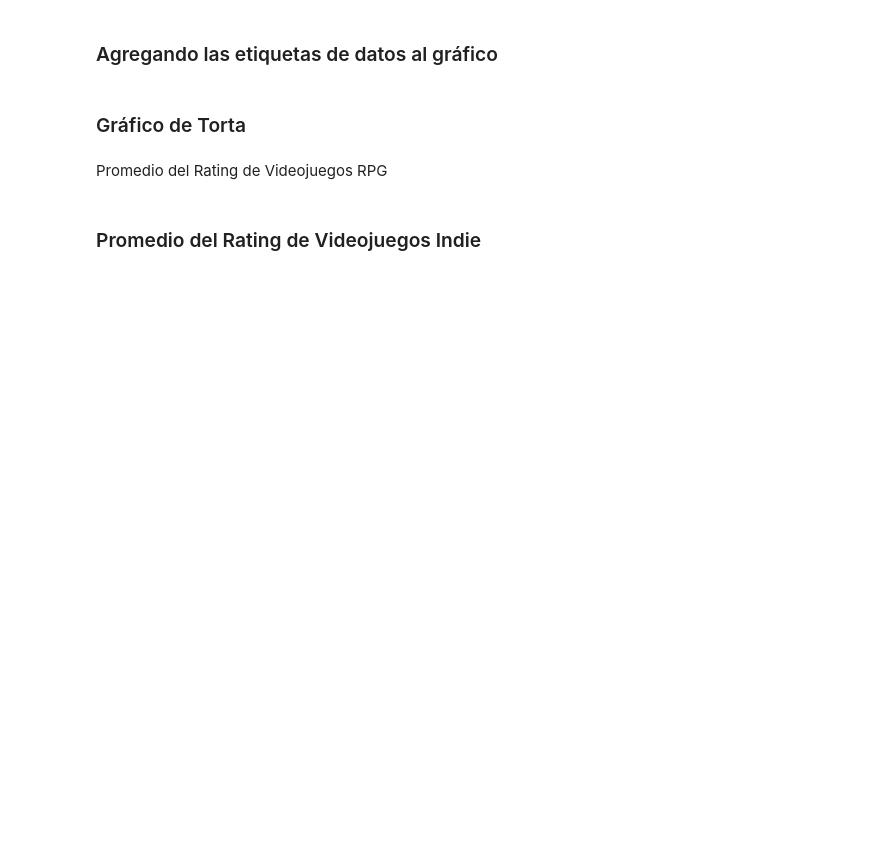
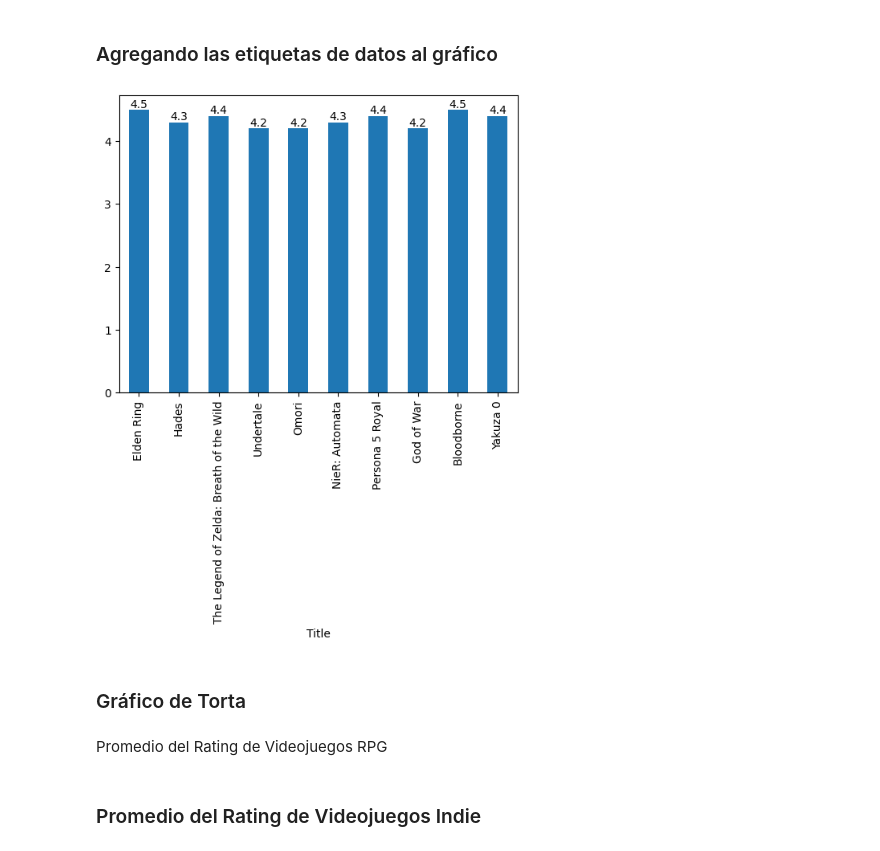
Before and after one commit to anaceli01/Python-2025, a Jupyter notebook: Jupyter/03_Pandas.ipynb, the cells around one changed output. Drawn from its saved outputs; the diff is of its cells as text; code cells hidden in the pictures; blank space fills up the shorter version.

```diff
--- a/Jupyter/03_Pandas.ipynb
+++ b/Jupyter/03_Pandas.ipynb
@@ -202,15 +203,18 @@ TypeError: 'method' object is not subscriptable
 # %% [markdown]
 ### Agregando las etiquetas de datos al gráfico
 # %%
-graficoRPG = nombreRPG.head(10) #mostrando los primeros 10 videojuegos RPG
+graficoRPG = nombresRPG.head(10) #mostrando los primeros 10 videojuegos RPG
 
-graficoRPG.set_index('Title', inplace = True) #Establece la columna 'Title' como índice
-graficoRPG.drop['Rating'].plot(kind = 'bar')
+graficoRPG.set_index('Title', inplace=True) #Establece la columna 'Title' como índice
+graph = graficoRPG['Rating'].plot(kind='bar')
 
 #Agregar las etiquetas numéricas de rating en las barras
 for i, rating in enumerate(graficoRPG['Rating']):
-  graph.annotate(str(rating), xy=(i, rating), ha='center')  #Annotate agrega str o escribe en el plot
-  plt.show()
+  graph.annotate(str(rating), xy=(i, rating), ha='center', va='bottom')  #Annotate agrega str o escribe en el plot
+
+plt.show()
+# %% [output]
+[figure, added]
 # %% [markdown]
 ### Gráfico de Torta
 # %% [markdown]
```
Also changed, not shown: parts of 7 cells of this notebook.
